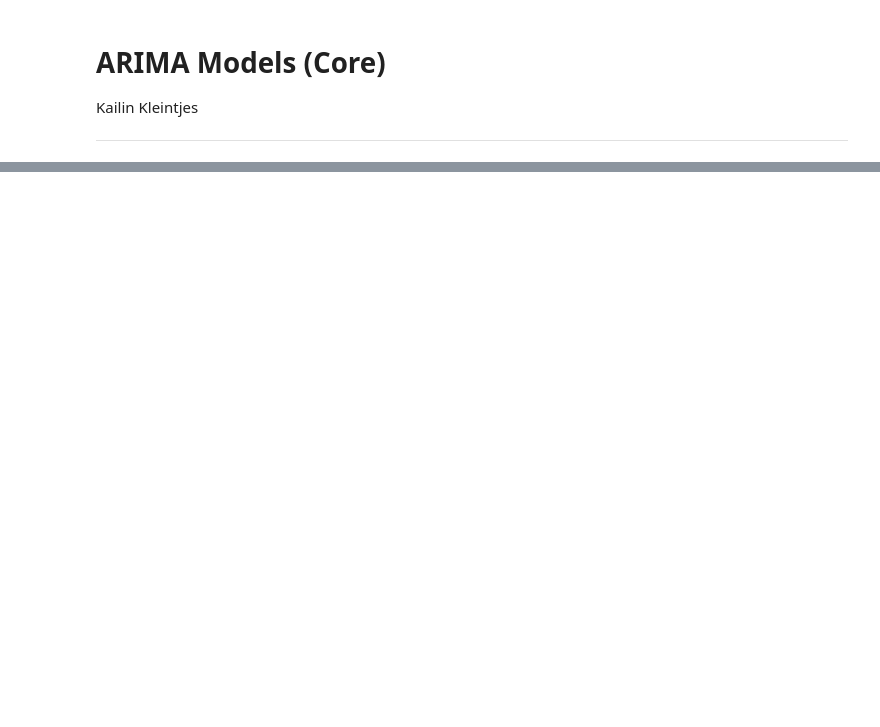
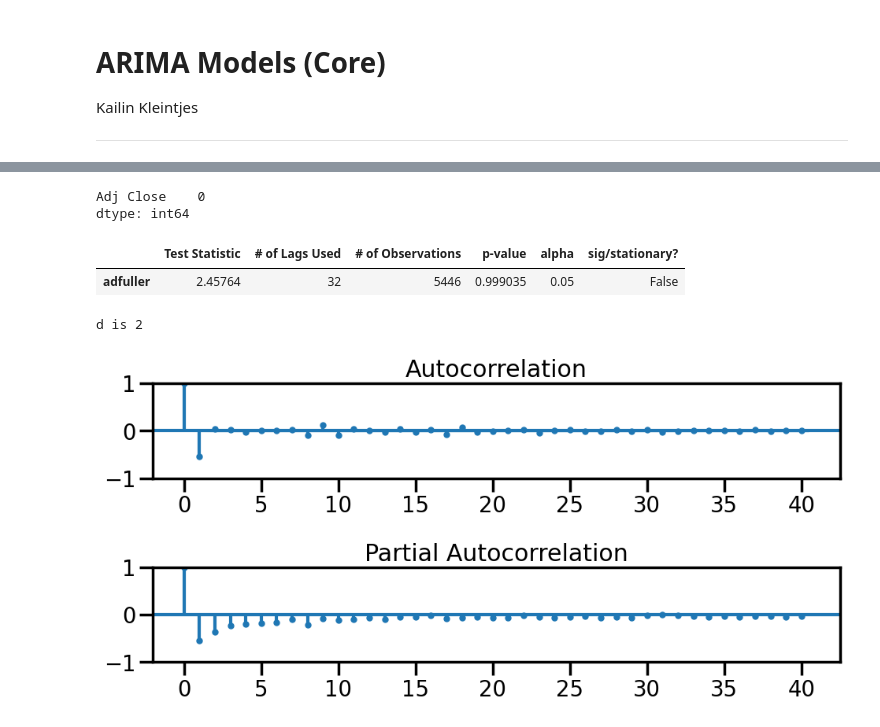
Before and after one commit to kleintjesk/ARIMA-Models, a Jupyter notebook: ARIMA Models.ipynb, the cells around one changed output, grey strips where cells are left out. Drawn from its saved outputs; the diff is of its cells as text; code cells hidden in the pictures; blank space fills up the shorter version.

```diff
--- a/ARIMA Models.ipynb
+++ b/ARIMA Models.ipynb
@@ -35,0 +153,5 @@ df.head()
+# %%
+df.isna().sum()
+# %% [output]
+Adj Close    0
+dtype: int64
@@ -35,0 +172,14 @@ df.head()
+# %%
+get_adfuller_results(df)
+# %% [output]
+|  | Test Statistic | # of Lags Used | # of Observations | p-value | alpha | sig/stationary? |
+| adfuller | 2.45764 | 32 | 5446 | 0.999035 | 0.05 | False |
+# %%
+# use ndiffs to get differencing
+d = ndiffs(df)
+print(f'd is {d}')
+# %% [output]
+d is 2
+# %%
+d is 2
+df_diff2 =df.diff().diff().dropna()
@@ -35,0 +231,4 @@ df.head()
+# %%
+plot_acf_pacf(df_diff2);
+# %% [output]
+[figure, added]
```
Also changed, not shown: parts of 26 cells of this notebook.
